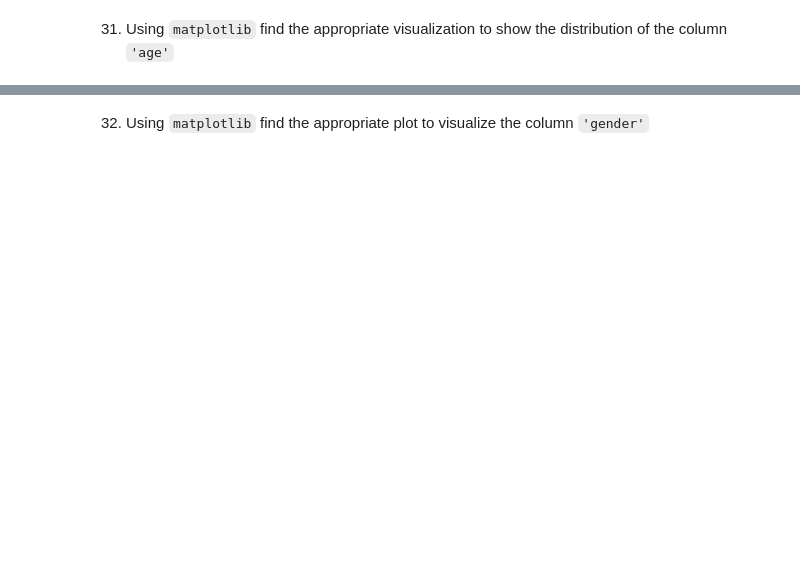
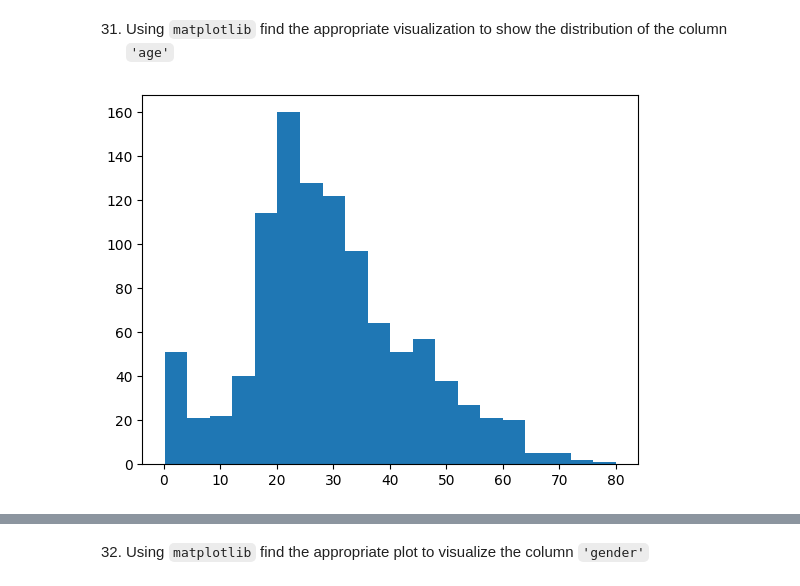
Before and after one commit to MNievas12/2411_dsft_thebridge, a Jupyter notebook: 2-Data-Analysis/2-Pandas/Practica/6-Titanic/Titanic-exercise.ipynb, the cells around one changed output, grey strips where cells are left out. Drawn from its saved outputs; the diff is of its cells as text; code cells hidden in the pictures; blank space fills up the shorter version.

```diff
--- a/2-Data-Analysis/2-Pandas/Practica/6-Titanic/Titanic-exercise.ipynb
+++ b/2-Data-Analysis/2-Pandas/Practica/6-Titanic/Titanic-exercise.ipynb
@@ -8,3 +11,6 @@ First of all, import the needed libraries.
 # %% [markdown]
 1. Read in filename and call the variable `titanic`
     - Explore the `titanic` dataset using `info`, `dtypes` & `describe`
+# %%
+titanic = pd.read_csv('./data/titanic.csv')
+titanic
@@ -45,2 +378,5 @@ This list of numbers are random, could be different.
 # %% [markdown]
 14. Rename the column `"sex"` to `"gender"` and filter the `titanic` dataframe with the boolean array, call it `woman_titanic`
+# %%
+# titanic = titanic.rename(columns={"sex":"gender"})
+titanic.rename(columns={"sex":"gender"}, inplace=True)
@@ -58,0 +518,3 @@ Check in [here](https://pandas.pydata.org/pandas-docs/stable/reference/api/panda
+# %%
+titanic.dropna(axis=1, thresh=309, inplace=True)
+titanic.shape
@@ -98,0 +766,4 @@ Hint: There were two people with the same name, who?
+# %%
+plt.hist(titanic['age'], bins=20);
+# %% [output]
+[figure, added]
```
Also changed, not shown: parts of 82 cells of this notebook.
